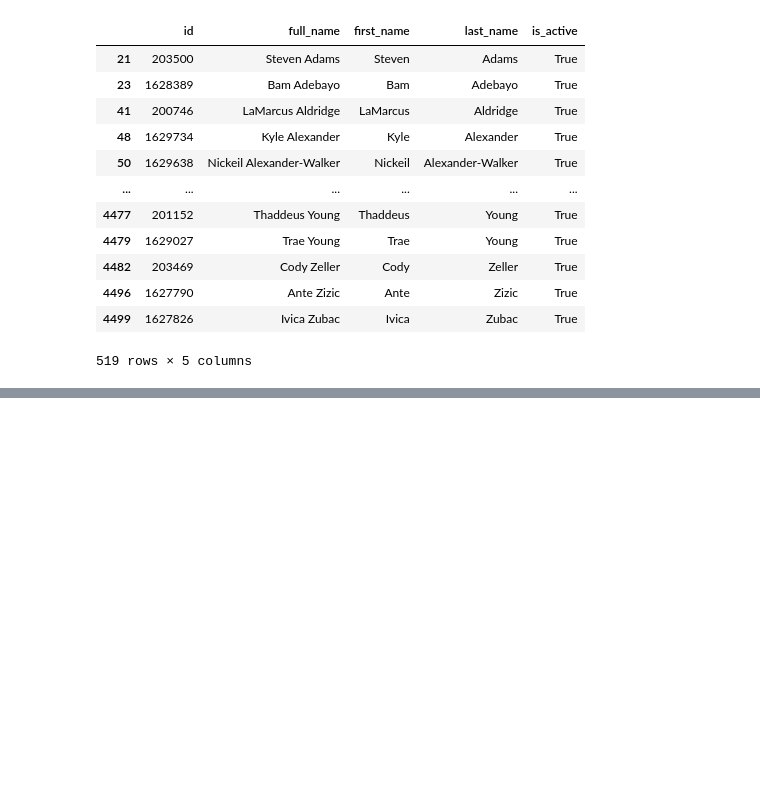
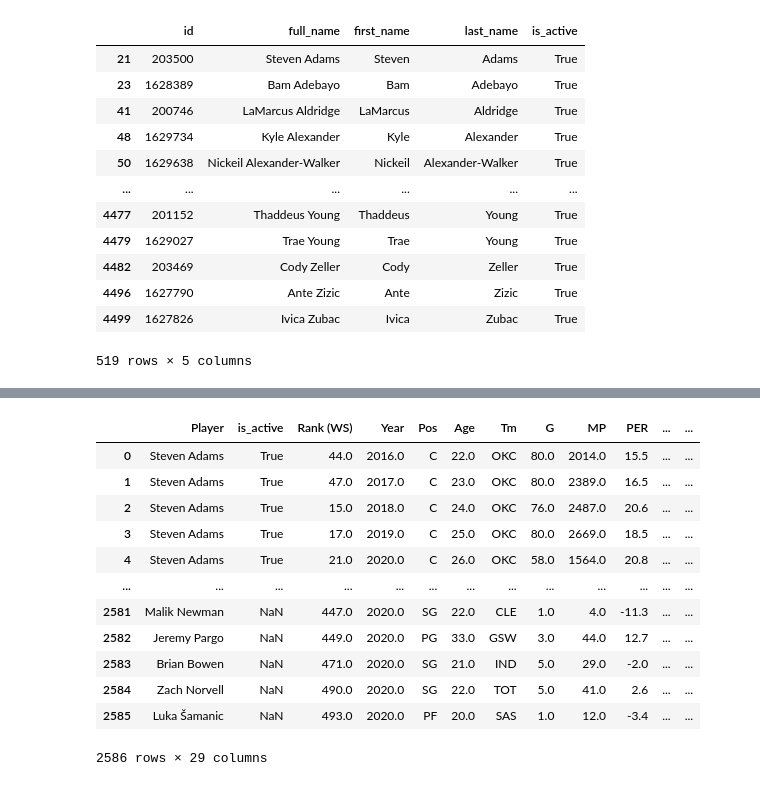
Before and after one commit to labulel/Projcet-1, a Jupyter notebook: project_1_code.ipynb, the cells around one changed output, grey strips where cells are left out. Drawn from its saved outputs; the diff is of its cells as text; code cells hidden in the pictures; blank space fills up the shorter version.

```diff
--- a/project_1_code.ipynb
+++ b/project_1_code.ipynb
@@ -56,3 +56,7 @@ act_df
 | 4496 | 1627790 | Ante Zizic | Ante | Zizic | True |
 | 4499 | 1627826 | Ivica Zubac | Ivica | Zubac | True |
 519 rows × 5 columns
+# %%
+act_df2 = act_df[["full_name","is_active"]]
+act_df3 = act_df2.rename(columns={"full_name":"Player"})
+act_df3
@@ -60,0 +104,17 @@ act_df.to_csv("active_players.csv")
+# %%
+merged_ps = pd.merge(act_df3,ps_df,on="Player",how="outer")
+merged_ps
+# %% [output]
+|  | Player | is_active | Rank (WS) | Year | Pos | Age | Tm | G | MP | PER | ... | ... |
+| 0 | Steven Adams | True | 44.0 | 2016.0 | C | 22.0 | OKC | 80.0 | 2014.0 | 15.5 | ... | ... |
+| 1 | Steven Adams | True | 47.0 | 2017.0 | C | 23.0 | OKC | 80.0 | 2389.0 | 16.5 | ... | ... |
+| 2 | Steven Adams | True | 15.0 | 2018.0 | C | 24.0 | OKC | 76.0 | 2487.0 | 20.6 | ... | ... |
+| 3 | Steven Adams | True | 17.0 | 2019.0 | C | 25.0 | OKC | 80.0 | 2669.0 | 18.5 | ... | ... |
+| 4 | Steven Adams | True | 21.0 | 2020.0 | C | 26.0 | OKC | 58.0 | 1564.0 | 20.8 | ... | ... |
+| ... | ... | ... | ... | ... | ... | ... | ... | ... | ... | ... | ... | ... |
+| 2581 | Malik Newman | NaN | 447.0 | 2020.0 | SG | 22.0 | CLE | 1.0 | 4.0 | -11.3 | ... | ... |
+| 2582 | Jeremy Pargo | NaN | 449.0 | 2020.0 | PG | 33.0 | GSW | 3.0 | 44.0 | 12.7 | ... | ... |
+| 2583 | Brian Bowen | NaN | 471.0 | 2020.0 | SG | 21.0 | IND | 5.0 | 29.0 | -2.0 | ... | ... |
+| 2584 | Zach Norvell | NaN | 490.0 | 2020.0 | SG | 22.0 | TOT | 5.0 | 41.0 | 2.6 | ... | ... |
+| 2585 | Luka Šamanic | NaN | 493.0 | 2020.0 | PF | 20.0 | SAS | 1.0 | 12.0 | -3.4 | ... | ... |
+2586 rows × 29 columns
```
Also changed, not shown: parts of 4 cells of this notebook, 2 other files.
